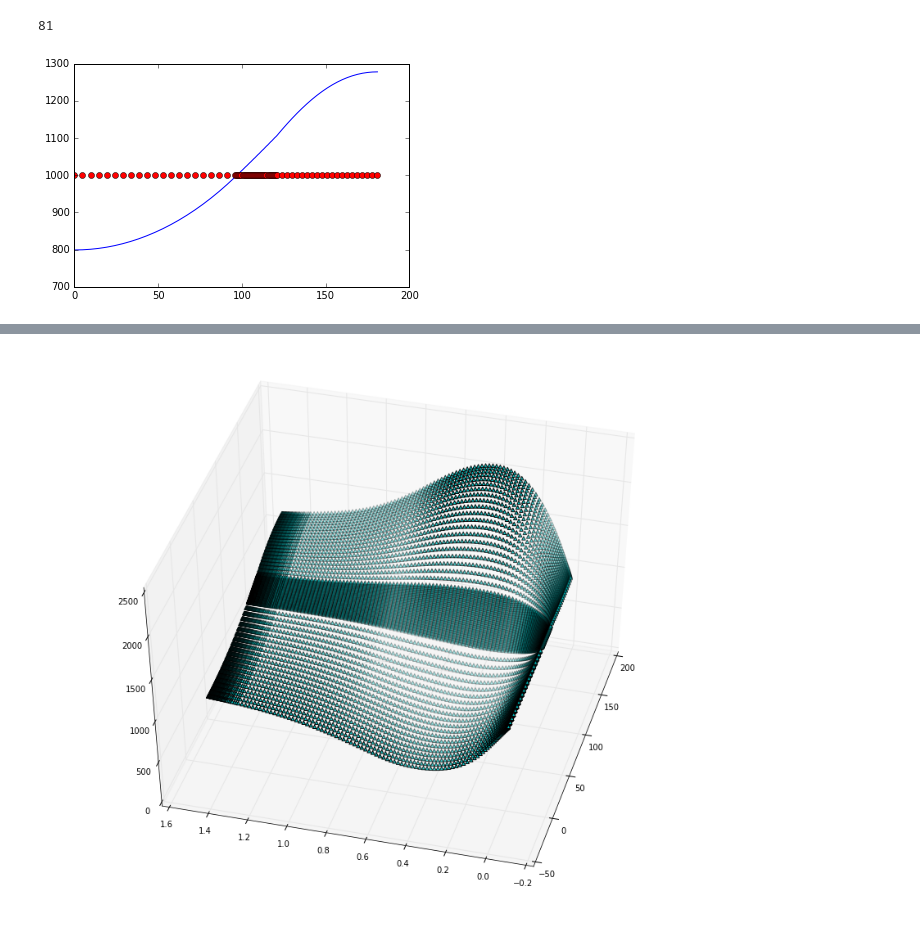
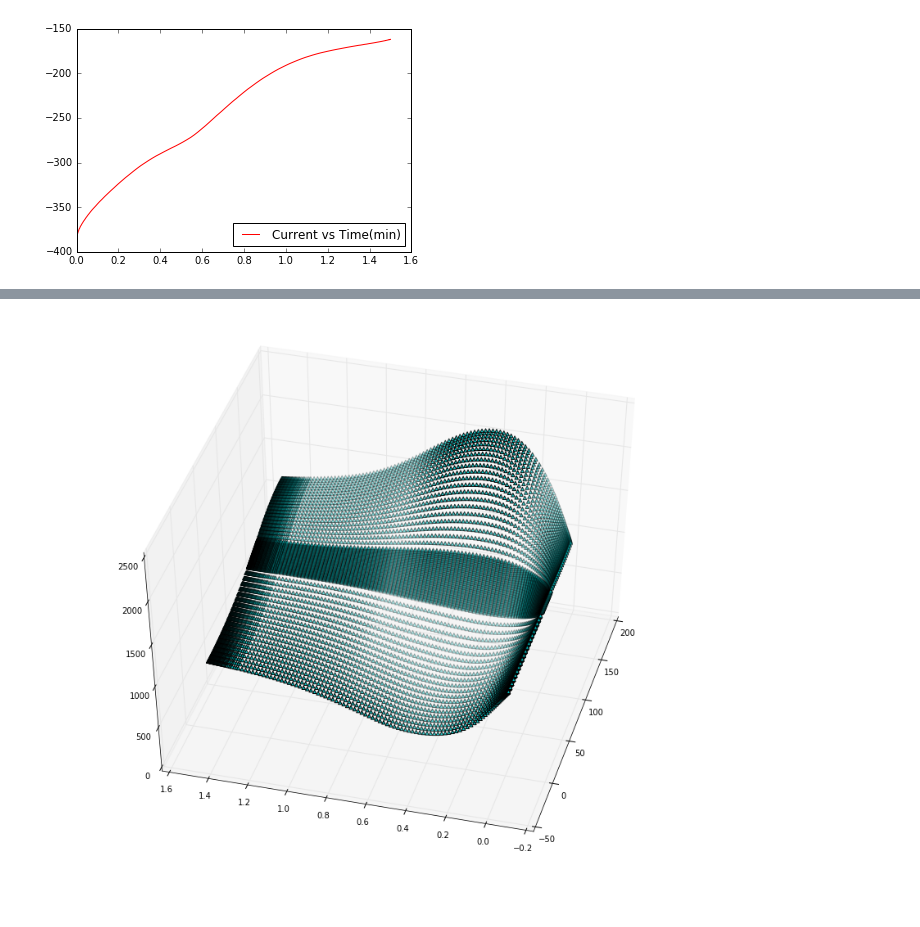
Before and after one commit to iSchomer/Dualfoil_Storage_Device, a Jupyter notebook: Dualfoil_Constant_Voltage.ipynb, the cells around one changed output, grey strips where cells are left out. Cells and saved outputs as stored; diff of their text form; code cells hidden in the pictures.

```diff
--- a/Dualfoil_Constant_Voltage.ipynb
+++ b/Dualfoil_Constant_Voltage.ipynb
@@ -122,28 +35,24 @@ def extract_main_output(file) :
 
     #return data in order it appears
     return time, n_util, p_util, potential, uocp, curr, temp, heatgen
-# %%
-#demonstration of the distribution of nodes accross cell.
-#Nodes in Negative elctrode, Separator, and Positive electrode are
-#set to n1=20, n2=40, n3=20 respctively.
-
-%matplotlib inline
-from matplotlib import pyplot
-from numpy import ones
-
-pyplot.plot(distance, elec_conc)
-pyplot.plot(distance, 1000*ones(len(distance)), 'ro')
-
-print(len(distance_list[0]))
-
-            time.append(float(tmp[0]))
-            n_util.append(float(tmp[1]))
-            p_util.append(float(tmp[2]))
-            potential.append(float(tmp[3]))
-            uocp.append(float(tmp[4]))
-            curr.append(float(tmp[5]))
-            temp.append(float(tmp[6]))
-            heatgen.append(float(tmp[7]))
-# %% [output]
-81
-[figure, removed]
+# %%
+#Plot using data from main output
+
+%matplotlib inline
+from numpy import array, ones
+from matplotlib import pyplot
+
+# extract the data
+time, n_util, p_util, potential, uocp, curr, temp, heatgen = extract_main_output("dualfoil_cv.out")
+
+x = []
+y = []
+
+for i in range(len(time)):
+    x.append(time[i])
+    y.append(curr[i])
+
+pyplot.plot(x, y, 'r-', label = 'Current vs Time(min)')
+pyplot.legend(loc = 'lower right')
+# %% [output]
+[figure, added]
```
Also changed, not shown: parts of 4 cells of this notebook.
